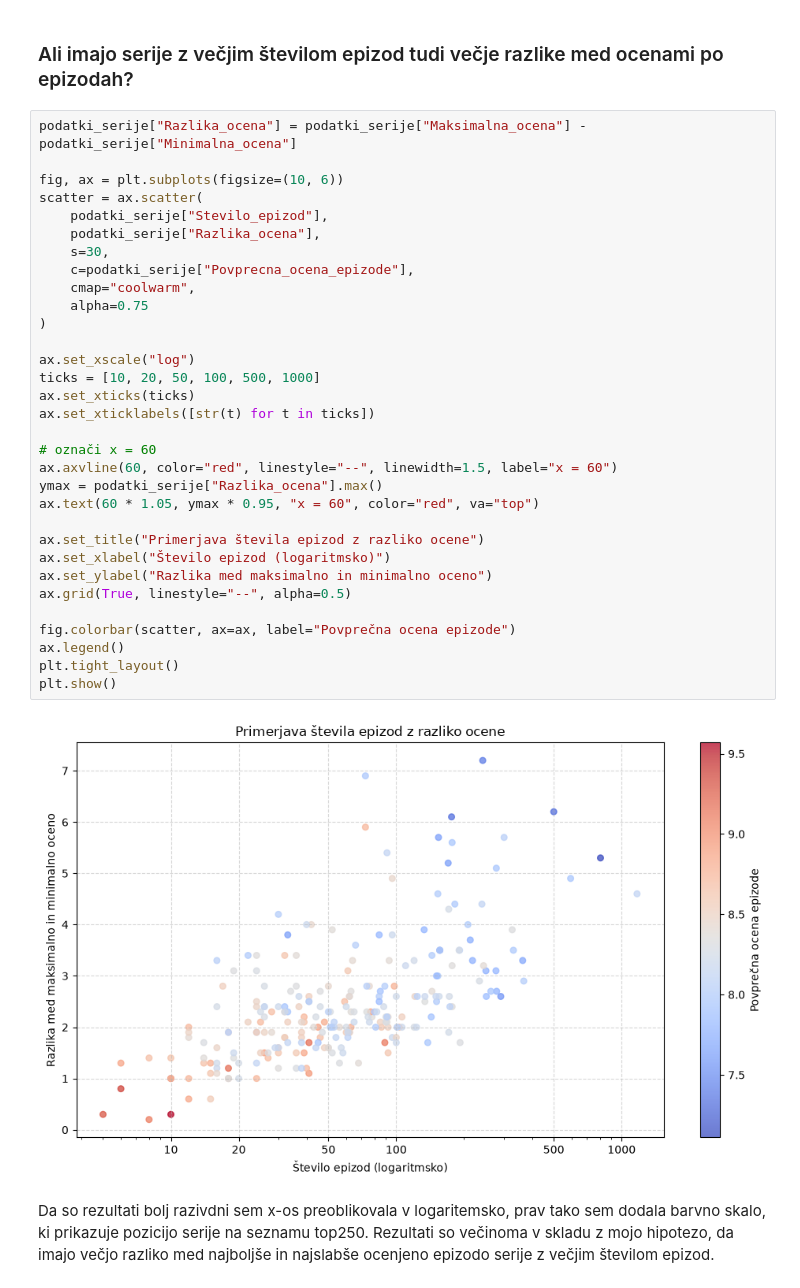
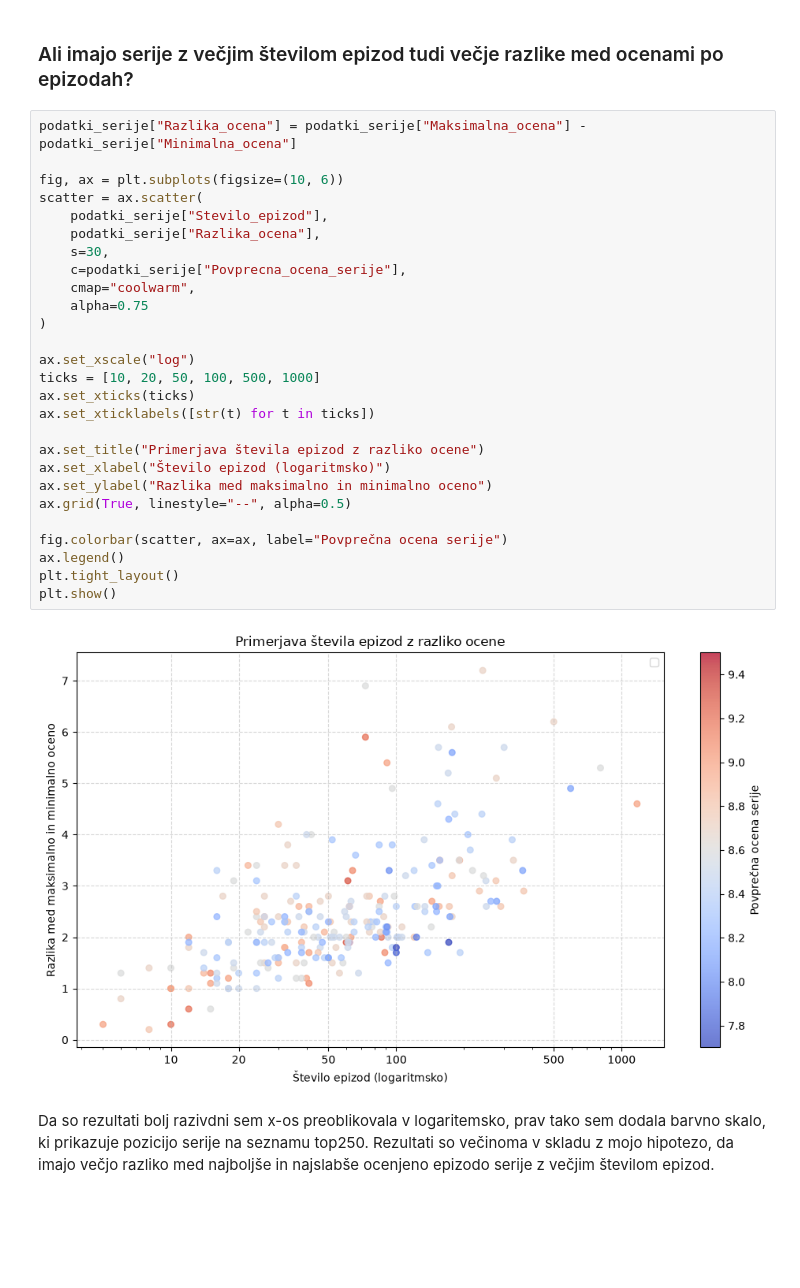
Before and after one commit to neca-klemencic/projektna_naloga_uvp, a Jupyter notebook: analiza.ipynb, the cells around one changed output. Saved outputs shown, nothing was run; the diff lists cells and outputs as text; blank space fills up the shorter version.

```diff
--- a/analiza.ipynb
+++ b/analiza.ipynb
@@ -180,37 +159,32 @@ S pomočjo tega grafa je najlepše razvidno, kako dolgo so snemali vsako izmed s
 # %%
 podatki_serije["Razlika_ocena"] = podatki_serije["Maksimalna_ocena"] - podatki_serije["Minimalna_ocena"]
 
 fig, ax = plt.subplots(figsize=(10, 6))
 scatter = ax.scatter(
     podatki_serije["Stevilo_epizod"],
     podatki_serije["Razlika_ocena"],
     s=30,
-    c=podatki_serije["Povprecna_ocena_epizode"],
+    c=podatki_serije["Povprecna_ocena_serije"],
     cmap="coolwarm",
     alpha=0.75
 )
 
 ax.set_xscale("log")
 ticks = [10, 20, 50, 100, 500, 1000]
 ax.set_xticks(ticks)
 ax.set_xticklabels([str(t) for t in ticks])
 
-# označi x = 60
-ax.axvline(60, color="red", linestyle="--", linewidth=1.5, label="x = 60")
-ymax = podatki_serije["Razlika_ocena"].max()
-ax.text(60 * 1.05, ymax * 0.95, "x = 60", color="red", va="top")
-
 ax.set_title("Primerjava števila epizod z razliko ocene")
 ax.set_xlabel("Število epizod (logaritmsko)")
 ax.set_ylabel("Razlika med maksimalno in minimalno oceno")
 ax.grid(True, linestyle="--", alpha=0.5)
 
-fig.colorbar(scatter, ax=ax, label="Povprečna ocena epizode")
+fig.colorbar(scatter, ax=ax, label="Povprečna ocena serije")
 ax.legend()
 plt.tight_layout()
 plt.show()
 # %% [output]
-[figure, old version]
+[figure, new version]
 # %% [markdown]
 Da so rezultati bolj razivdni sem x-os preoblikovala v logaritemsko, prav tako sem dodala barvno skalo, ki prikazuje pozicijo serije na seznamu top250. Rezultati so večinoma v skladu z mojo hipotezo, da imajo večjo razliko med najboljše in najslabše ocenjeno epizodo serije z večjim številom epizod.
 # %% [markdown]
```
Also changed, not shown: parts of 6 cells of this notebook.
